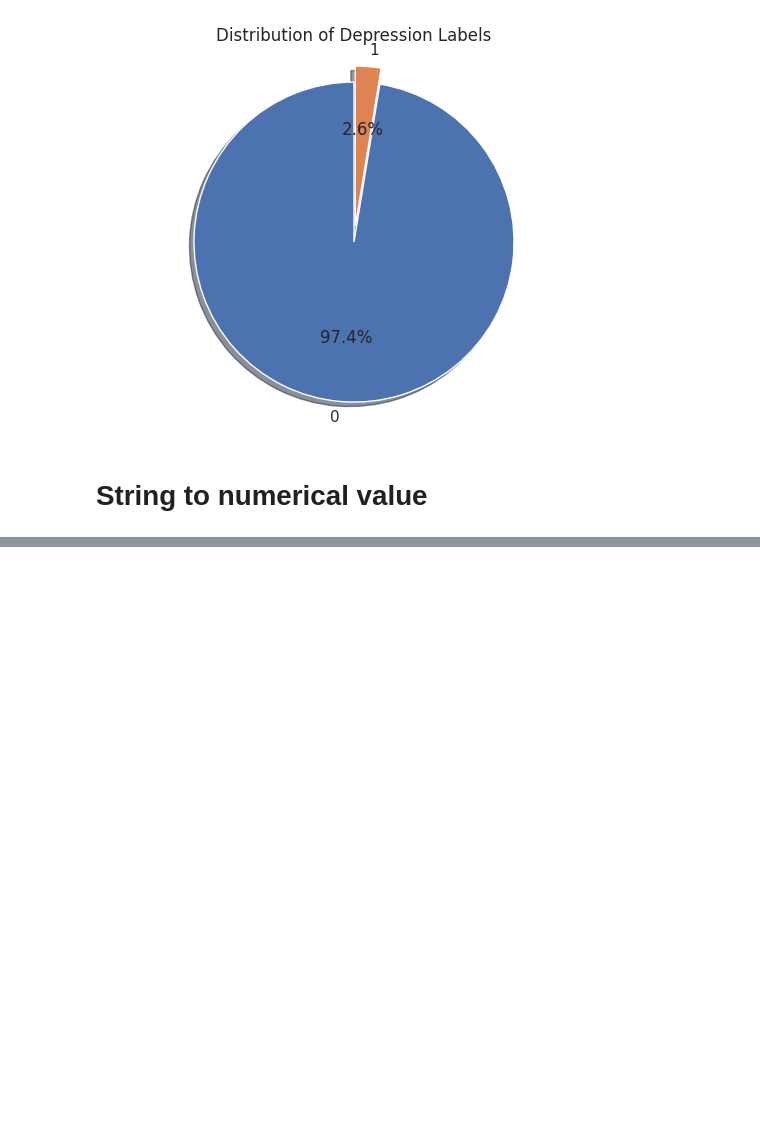
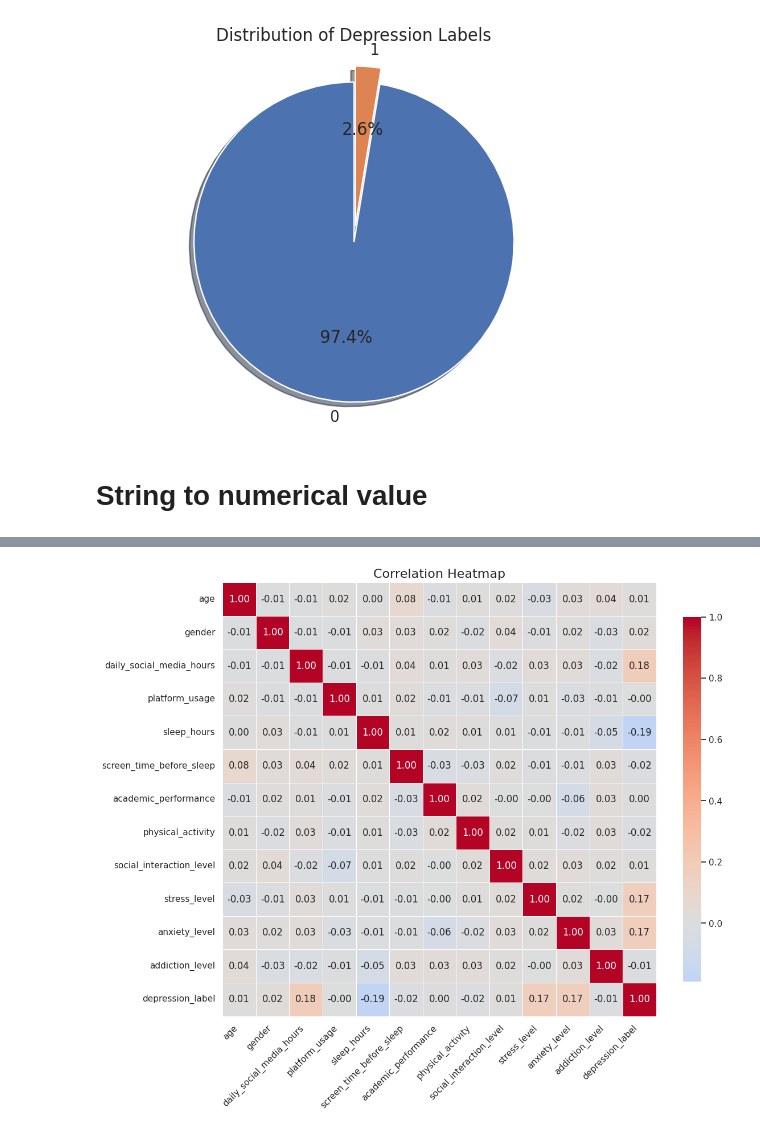
Before and after one commit to ILoveBacteria/data-mining-homeworks, a Jupyter notebook: homework3/notebook.ipynb, the cells around one changed output, grey strips where cells are left out. Cells and saved outputs as stored; diff of their text form; code cells hidden in the pictures; blank space fills up the shorter version.

```diff
--- a/homework3/notebook.ipynb
+++ b/homework3/notebook.ipynb
@@ -245,3 +243,22 @@ plt.show()
 [figure]
 # %% [markdown]
 # String to numerical value
+# %%
+# Convert categorical columns to numerical
+
+df["gender"] = df["gender"].map({
+    "male": 0,
+    "female": 1
+})
+
+df["platform_usage"] = df["platform_usage"].map({
+    "Instagram": 0,
+    "TikTok": 1,
+    "Both": 2
+})
+
+df["social_interaction_level"] = df["social_interaction_level"].map({
+    "low": 0,
+    "medium": 1,
+    "high": 2
+})
@@ -247,0 +281,24 @@ plt.show()
+# %%
+# Compute correlation matrix
+corr = df.corr(numeric_only=True)
+
+# Plot
+plt.figure(figsize=(12, 10))
+sns.heatmap(
+    corr,
+    annot=True,
+    fmt=".2f",
+    cmap="coolwarm",
+    center=0,
+    square=True,
+    linewidths=0.5,
+    cbar_kws={"shrink": 0.8}
+)
+
+plt.title("Correlation Heatmap", fontsize=16)
+plt.xticks(rotation=45, ha="right")
+plt.yticks(rotation=0)
+plt.tight_layout()
+plt.show()
+# %% [output]
+[figure, added]
```
Also changed, not shown: parts of 3 cells of this notebook.
